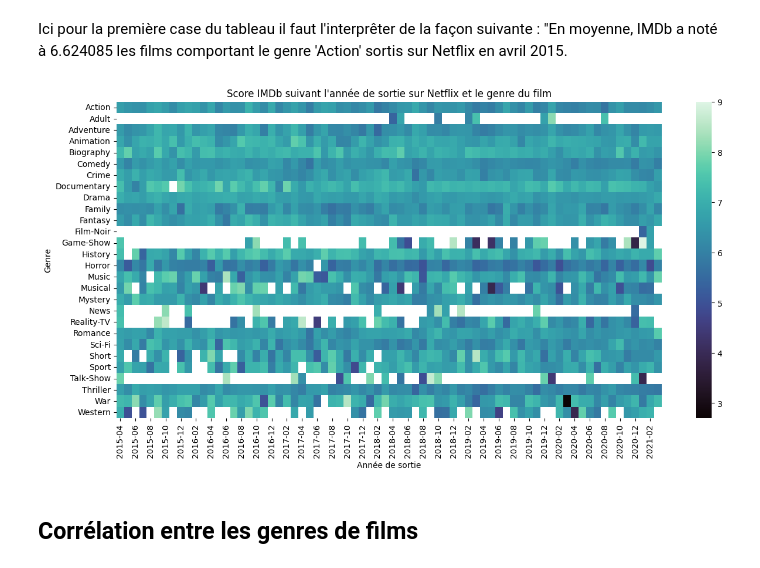
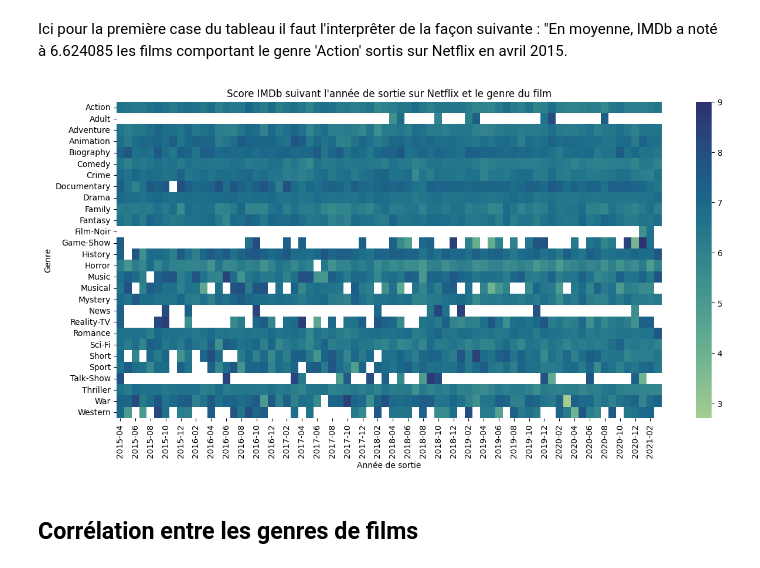
Before and after one commit to nbert71/netflix-analysis, a Jupyter notebook: main.ipynb, the cells around one changed output. Cells and saved outputs as stored; diff of their text form; code cells hidden in the pictures.

```diff
--- a/main.ipynb
+++ b/main.ipynb
@@ -198,12 +198,12 @@ data.head()
 Ici pour la première case du tableau il faut l'interprêter de la façon suivante : "En moyenne, IMDb a noté à 6.624085 les films comportant le genre 'Action' sortis sur Netflix en avril 2015.
 # %%
 fig, ax = plt.subplots(figsize=(15, 7))
-sns.heatmap(data,yticklabels=True, ax=ax, cmap="mako")
+sns.heatmap(data,yticklabels=True, ax=ax, cmap="crest")
 ax.set_title("Score IMDb suivant l'année de sortie sur Netflix et le genre du film")
 ax.set_xlabel('Année de sortie')
 plt.show()
 # %% [output]
-[figure, old version]
+[figure, new version]
 # %% [markdown]
 ## Corrélation entre les genres de films
 # %%
```
Also changed, not shown: parts of 4 cells of this notebook.
